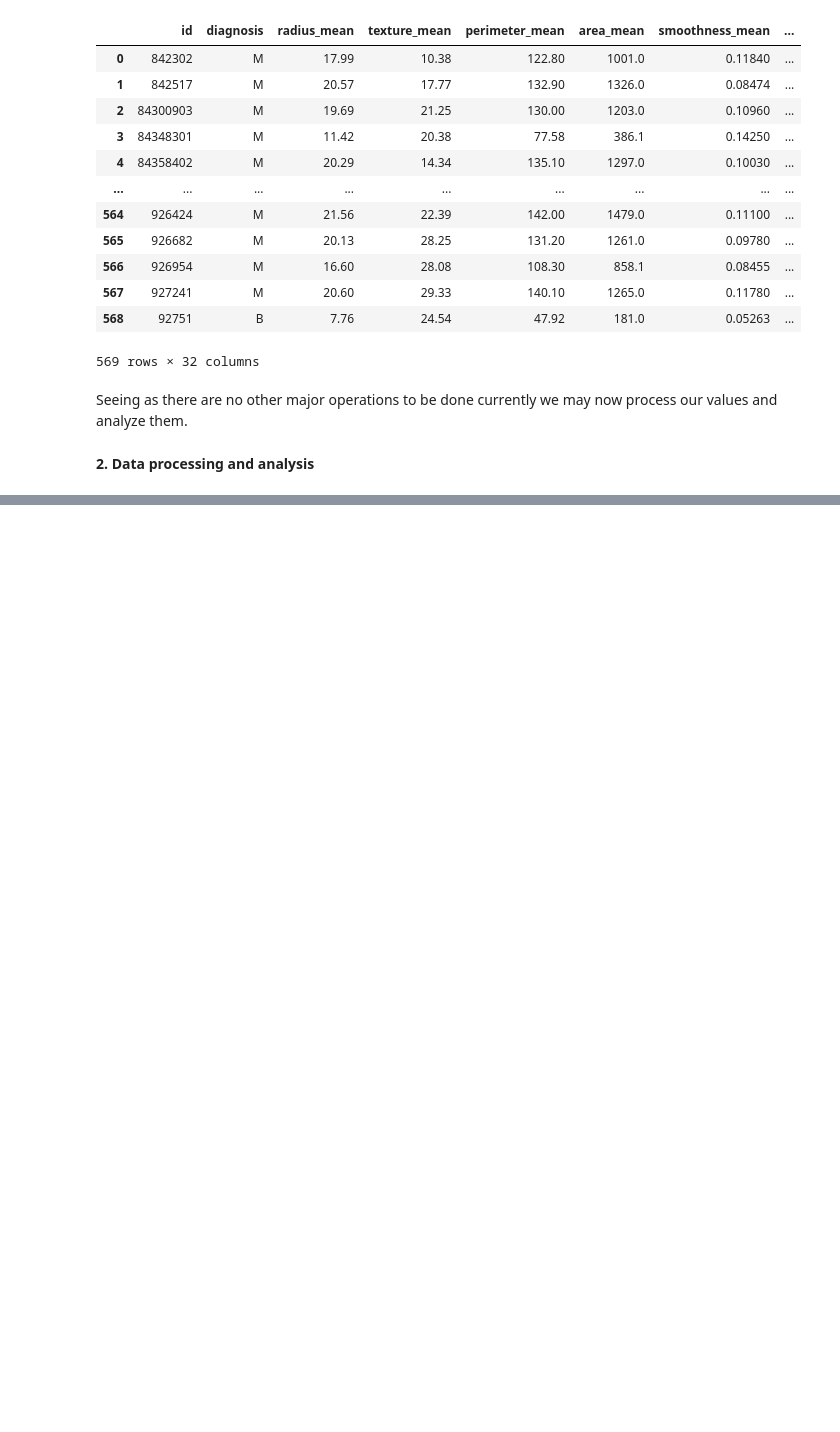
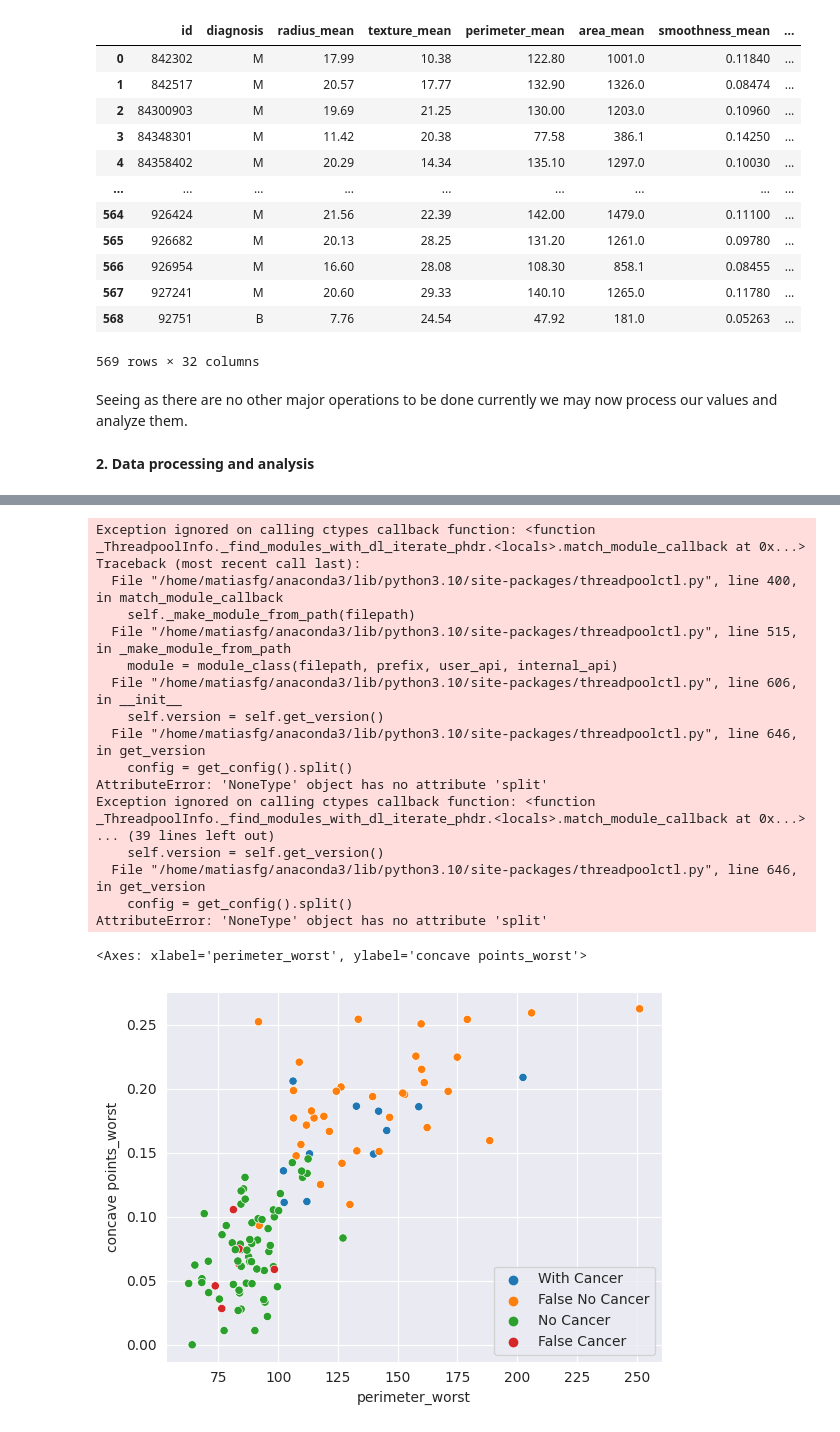
Before and after one commit to matiasfreitas/IA_Project_2, a Jupyter notebook: main.ipynb, the cells around one changed output, grey strips where cells are left out. Cells and saved outputs as stored; diff of their text form; code cells hidden in the pictures; blank space fills up the shorter version.

```diff
--- a/main.ipynb
+++ b/main.ipynb
@@ -200,0 +264,43 @@ for train_index, test_index in kf.split(file):
+# %%
+from sklearn.neighbors import KNeighborsClassifier
+
+kf = KFold(n_splits=5, shuffle = True, random_state = 42)
+model = KNeighborsClassifier(n_neighbors = 50)
+
+X_file, Y_file = file.drop("diagnosis", axis=1), file["diagnosis"]
+
+for train_index, test_index in kf.split(file):
+
+    x_train, y_train = X_file.iloc[ train_index], Y_file.iloc[ train_index]
+    trained_model = model.fit(x_train, y_train)
+
+    x_test, y_test = X_file.iloc[test_index], Y_file.iloc[test_index]
+    y_prediction = trained_model.predict(x_test)
+
+    y_corrects = ["With Cancer" if y_pred == y_real and y_pred == 1
+                  else "No Cancer" if y_pred == y_real and y_pred == 0
+                  else "False No Cancer" if y_pred == 0
+                  else "False Cancer"
+                  for y_pred, y_real in zip(y_prediction, y_test) ]
+
+sns.scatterplot(x = x_test['perimeter_worst'], y = x_test['concave points_worst'], hue = y_corrects)
+# %% [output]
+Exception ignored on calling ctypes callback function: <function _ThreadpoolInfo._find_modules_with_dl_iterate_phdr.<locals>.match_module_callback at 0x...>
+Traceback (most recent call last):
+  File "/home/matiasfg/anaconda3/lib/python3.10/site-packages/threadpoolctl.py", line 400, in match_module_callback
+    self._make_module_from_path(filepath)
+  File "/home/matiasfg/anaconda3/lib/python3.10/site-packages/threadpoolctl.py", line 515, in _make_module_from_path
+    module = module_class(filepath, prefix, user_api, internal_api)
+  File "/home/matiasfg/anaconda3/lib/python3.10/site-packages/threadpoolctl.py", line 606, in __init__
+    self.version = self.get_version()
+  File "/home/matiasfg/anaconda3/lib/python3.10/site-packages/threadpoolctl.py", line 646, in get_version
+    config = get_config().split()
+AttributeError: 'NoneType' object has no attribute 'split'
+Exception ignored on calling ctypes callback function: <function _ThreadpoolInfo._find_modules_with_dl_iterate_phdr.<locals>.match_module_callback at 0x...>
+... (39 lines left out)
+    self.version = self.get_version()
+  File "/home/matiasfg/anaconda3/lib/python3.10/site-packages/threadpoolctl.py", line 646, in get_version
+    config = get_config().split()
+AttributeError: 'NoneType' object has no attribute 'split'
+<Axes: xlabel='perimeter_worst', ylabel='concave points_worst'>
+[figure, added]
```
Also changed, not shown: parts of 11 cells of this notebook.
